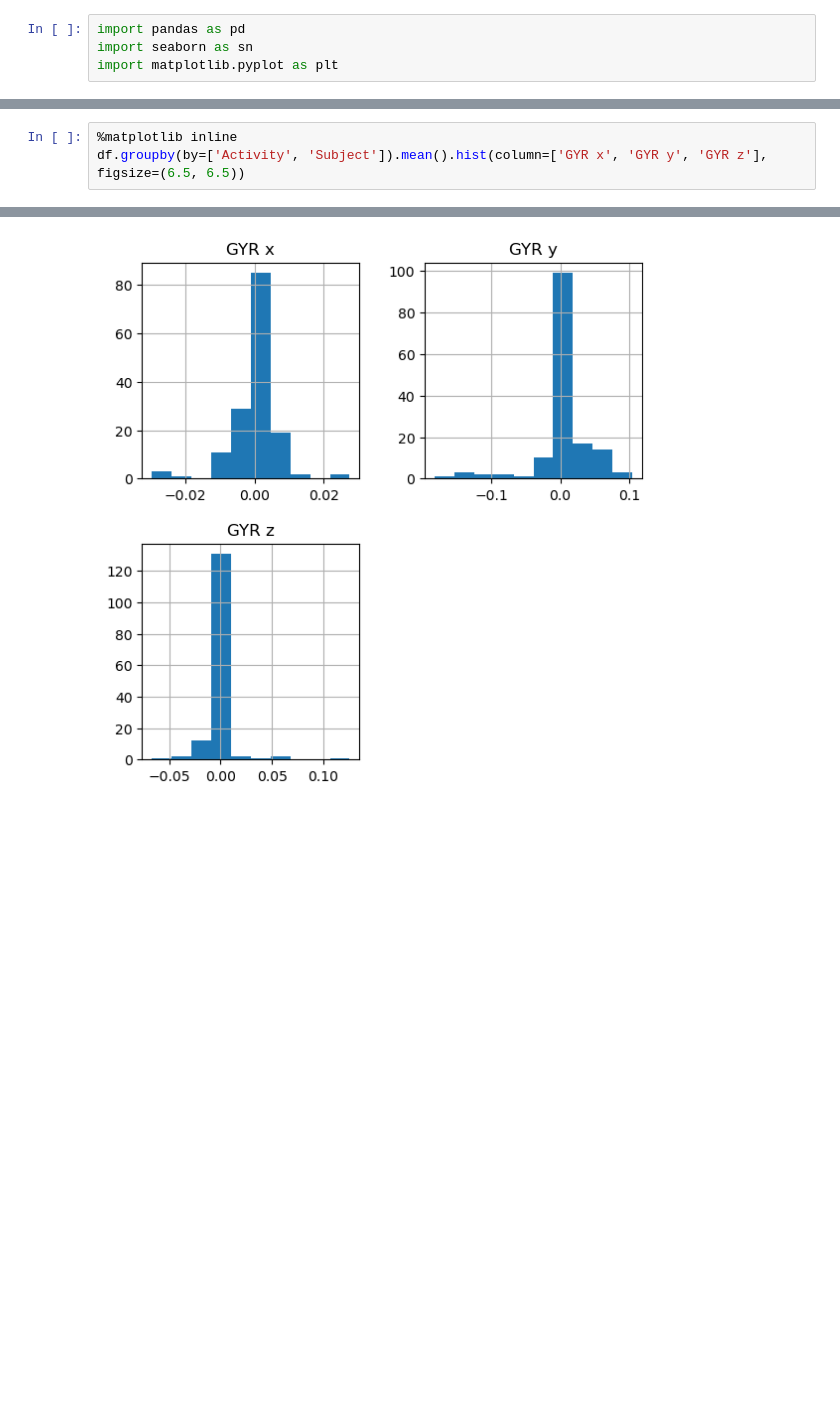
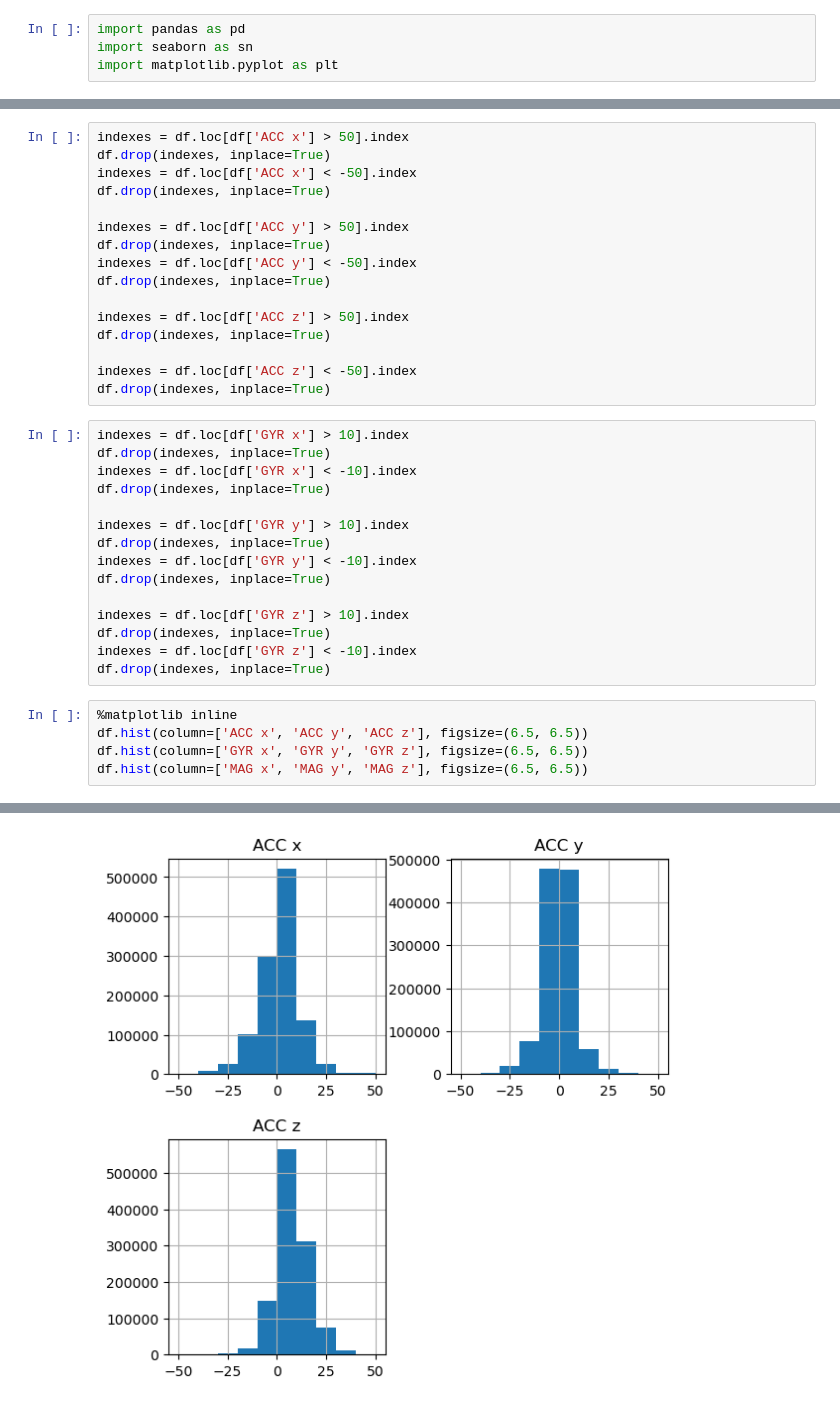
Before and after one commit to GiordanoT/predictive-analytics, a Jupyter notebook: Exploratory Analysis.ipynb, the cells around one changed output, grey strips where cells are left out. Cells and saved outputs as stored; diff of their text form; blank space fills up the shorter version.

```diff
--- a/Exploratory Analysis.ipynb
+++ b/Exploratory Analysis.ipynb
@@ -15,4 +34,37 @@ array([[<Axes: title={'center': 'ACC x'}>,
+# %%
+indexes = df.loc[df['ACC x'] > 50].index
+df.drop(indexes, inplace=True)
+indexes = df.loc[df['ACC x'] < -50].index
+df.drop(indexes, inplace=True)
+
+indexes = df.loc[df['ACC y'] > 50].index
+df.drop(indexes, inplace=True)
+indexes = df.loc[df['ACC y'] < -50].index
+df.drop(indexes, inplace=True)
+
+indexes = df.loc[df['ACC z'] > 50].index
+df.drop(indexes, inplace=True)
+
+indexes = df.loc[df['ACC z'] < -50].index
+df.drop(indexes, inplace=True)
+# %%
+indexes = df.loc[df['GYR x'] > 10].index
+df.drop(indexes, inplace=True)
+indexes = df.loc[df['GYR x'] < -10].index
+df.drop(indexes, inplace=True)
+
+indexes = df.loc[df['GYR y'] > 10].index
+df.drop(indexes, inplace=True)
+indexes = df.loc[df['GYR y'] < -10].index
+df.drop(indexes, inplace=True)
+
+indexes = df.loc[df['GYR z'] > 10].index
+df.drop(indexes, inplace=True)
+indexes = df.loc[df['GYR z'] < -10].index
+df.drop(indexes, inplace=True)
 # %%
 %matplotlib inline
-df.groupby(by=['Activity', 'Subject']).mean().hist(column=['GYR x', 'GYR y', 'GYR z'], figsize=(6.5, 6.5))
+df.hist(column=['ACC x', 'ACC y', 'ACC z'], figsize=(6.5, 6.5))
+df.hist(column=['GYR x', 'GYR y', 'GYR z'], figsize=(6.5, 6.5))
+df.hist(column=['MAG x', 'MAG y', 'MAG z'], figsize=(6.5, 6.5))
 # %% [output]
@@ -22 +74 @@ array([[<Axes: title={'center': 'GYR x'}>,
-[figure, old version]
+[figure, new version]
```
Also changed, not shown: parts of 8 cells of this notebook, 1 other file.
